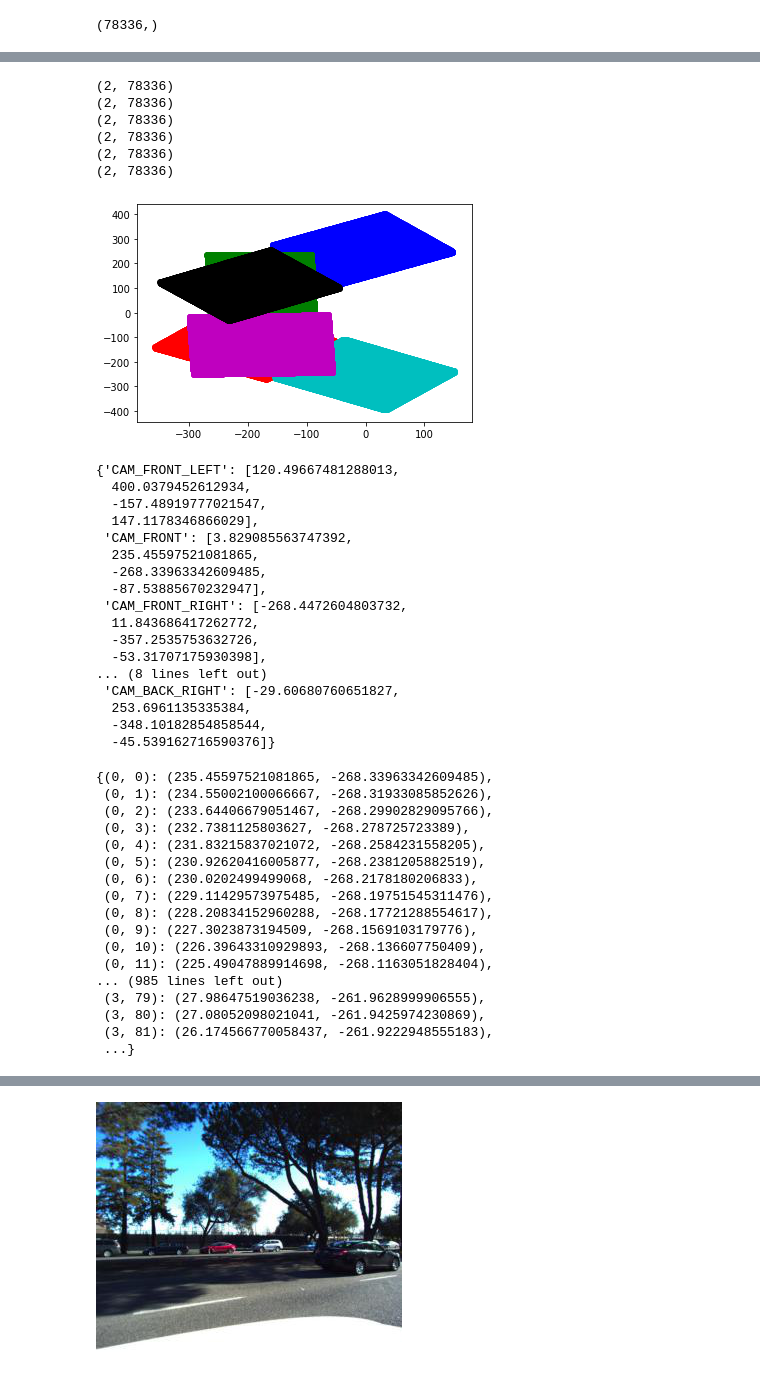
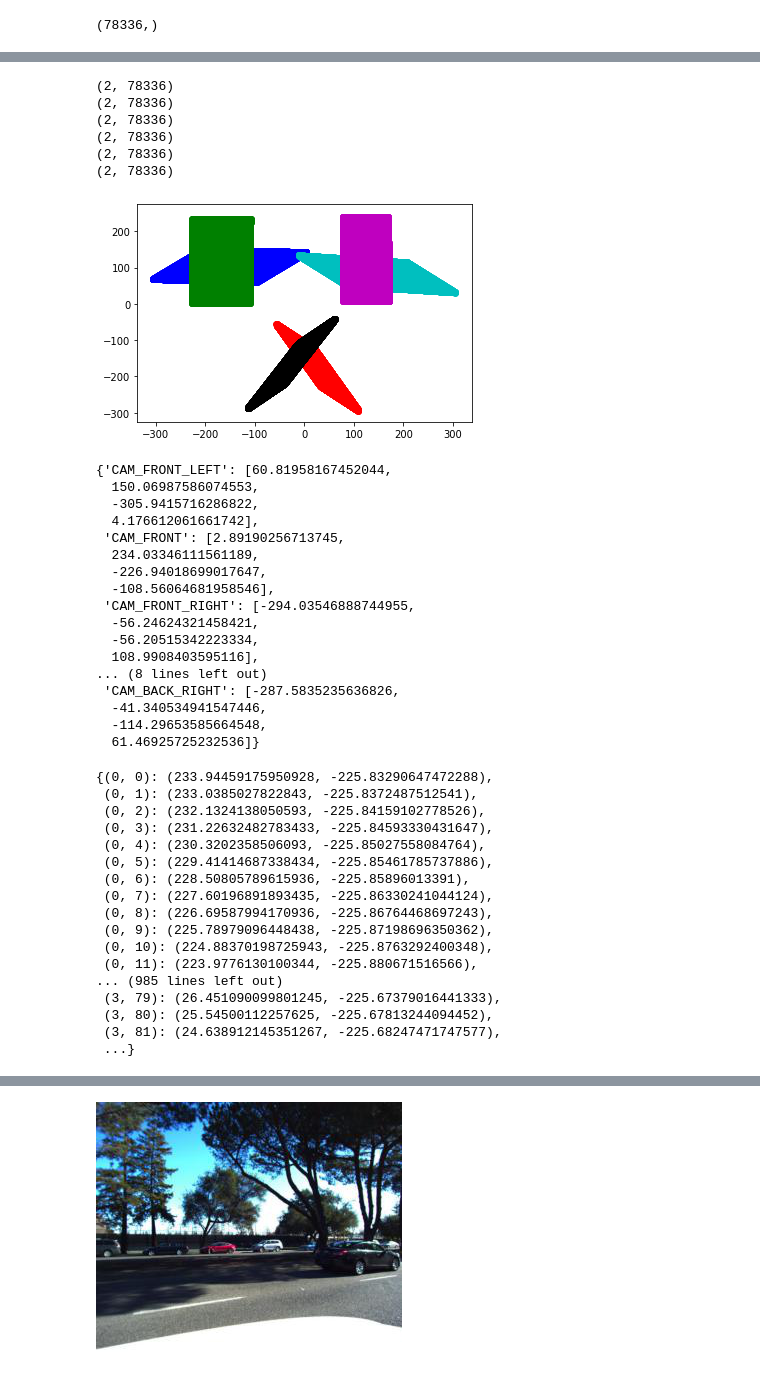
Before and after one commit to bwolfson2/dl2020, a Jupyter notebook: camera/Camera distortion.ipynb, the cells around one changed output, grey strips where cells are left out. Cells and saved outputs as stored; diff of their text form; code cells hidden in the pictures.

```diff
--- a/camera/Camera distortion.ipynb
+++ b/camera/Camera distortion.ipynb
@@ -262,9 +357,13 @@ np.array([-0.17126042,  0.1897148,   0.68851343, -0.6786766 ])
 # %%
 def gen_ex_matrix (quat, trans):
     assert len(quat) == 4
-    r = Rot.from_quat(quat)
+    #r = Rot.from_quat(quat)
 
-    m = r.as_matrix()
+    #m = r.as_matrix()
+    #try using pyquarternion transform
+    q_ = Quaternion(quat)
+    m = q_.rotation_matrix
+
     trans = np.expand_dims(trans, axis = 1)
     res = np.concatenate((m, trans), axis =1)
 
@@ -470,7 +569,7 @@ C_u = int(round(intrinsics[cam][0][2])),
 C_v = int(round(intrinsics[cam][1][2]))
 uu = np.array([300, 301, 302]) - C_u
 vv = np.array([200, 201, 202]) - C_v
-cam_u_v = np.array([uu,vv,[1,1,1]])#/0.267
+cam_u_v = np.array([uu,vv,[1,1,1]])/0.351
 world_dim = inv_matrix[cam].dot(cam_u_v)
 world_dim
 # %% [output]
@@ -718,57 +804,57 @@ def gen_trans_maps(image_names, intrinsics, translation, quaternion, all_cam_row
     return allCam_map_dict, min_max_dict
 # %%
 allCam_map_dict, min_max_dict = gen_trans_maps(image_names, intrinsics, translation,
-                                               quaternion_adj2,all_cam_row_col, axis = "XZ")
+                                               quaternion_adj2,all_cam_row_col, axis = "XY")
 # %% [output]
 (2, 78336)
 (2, 78336)
 (2, 78336)
 (2, 78336)
 (2, 78336)
 (2, 78336)
-[figure, old version]
+[figure, new version]
 # %%
 min_max_dict
 # %% [output]
-{'CAM_FRONT_LEFT': [120.49667481288013,
-  400.0379452612934,
-  -157.48919777021547,
-  147.1178346866029],
- 'CAM_FRONT': [3.829085563747392,
-  235.45597521081865,
-  -268.33963342609485,
-  -87.53885670232947],
- 'CAM_FRONT_RIGHT': [-268.4472604803732,
-  11.843686417262772,
-  -357.2535753632726,
-  -53.31707175930398],
+{'CAM_FRONT_LEFT': [60.81958167452044,
+  150.06987586074553,
+  -305.9415716286822,
+  4.176612061661742],
+ 'CAM_FRONT': [2.89190256713745,
+  234.03346111561189,
+  -226.94018699017647,
+  -108.56064681958546],
+ 'CAM_FRONT_RIGHT': [-294.03546888744955,
+  -56.24624321458421,
+  -56.20515342223334,
+  108.9908403595116],
 ... (8 lines left out)
- 'CAM_BACK_RIGHT': [-29.60680760651827,
-  253.6961135335384,
-  -348.10182854858544,
-  -45.539162716590376]}
+ 'CAM_BACK_RIGHT': [-287.5835235636826,
+  -41.340534941547446,
+  -114.29653585664548,
+  61.46925725232536]}
 # %%
 ## okay how to piece them together
 #first let's check image
 # %%
 allCam_map_dict["CAM_FRONT"]
 # %% [output]
-{(0, 0): (235.45597521081865, -268.33963342609485),
- (0, 1): (234.55002100066667, -268.31933085852626),
- (0, 2): (233.64406679051467, -268.29902829095766),
- (0, 3): (232.7381125803627, -268.278725723389),
- (0, 4): (231.83215837021072, -268.2584231558205),
- (0, 5): (230.92620416005877, -268.2381205882519),
- (0, 6): (230.0202499499068, -268.2178180206833),
- (0, 7): (229.11429573975485, -268.19751545311476),
- (0, 8): (228.20834152960288, -268.17721288554617),
- (0, 9): (227.3023873194509, -268.1569103179776),
- (0, 10): (226.39643310929893, -268.136607750409),
- (0, 11): (225.49047889914698, -268.1163051828404),
+{(0, 0): (233.94459175950928, -225.83290647472288),
+ (0, 1): (233.0385027822843, -225.8372487512541),
+ (0, 2): (232.1324138050593, -225.84159102778526),
+ (0, 3): (231.22632482783433, -225.84593330431647),
+ (0, 4): (230.3202358506093, -225.85027558084764),
+ (0, 5): (229.41414687338434, -225.85461785737886),
+ (0, 6): (228.50805789615936, -225.85896013391),
+ (0, 7): (227.60196891893435, -225.86330241044124),
+ (0, 8): (226.69587994170936, -225.86764468697243),
+ (0, 9): (225.78979096448438, -225.87198696350362),
+ (0, 10): (224.88370198725943, -225.8763292400348),
+ (0, 11): (223.9776130100344, -225.880671516566),
 ... (985 lines left out)
- (3, 79): (27.98647519036238, -261.9628999906555),
- (3, 80): (27.08052098021041, -261.9425974230869),
- (3, 81): (26.174566770058437, -261.9222948555183),
+ (3, 79): (26.451090099801245, -225.67379016441333),
+ (3, 80): (25.54500112257625, -225.67813244094452),
+ (3, 81): (24.638912145351267, -225.68247471747577),
  ...}
 # %%
 #cam = "CAM_BACK_RIGHT"
```
Also changed, not shown: parts of 54 cells of this notebook.
